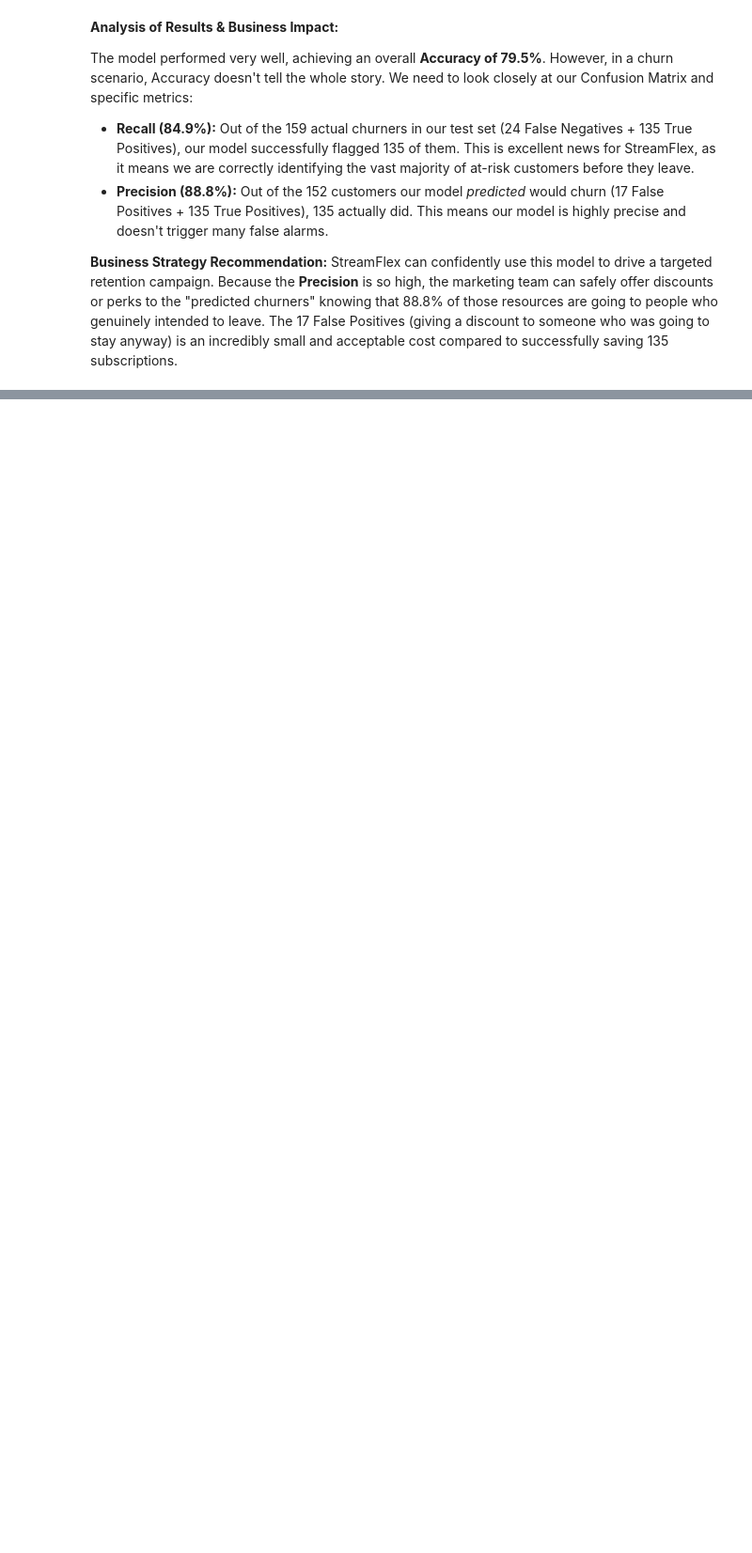
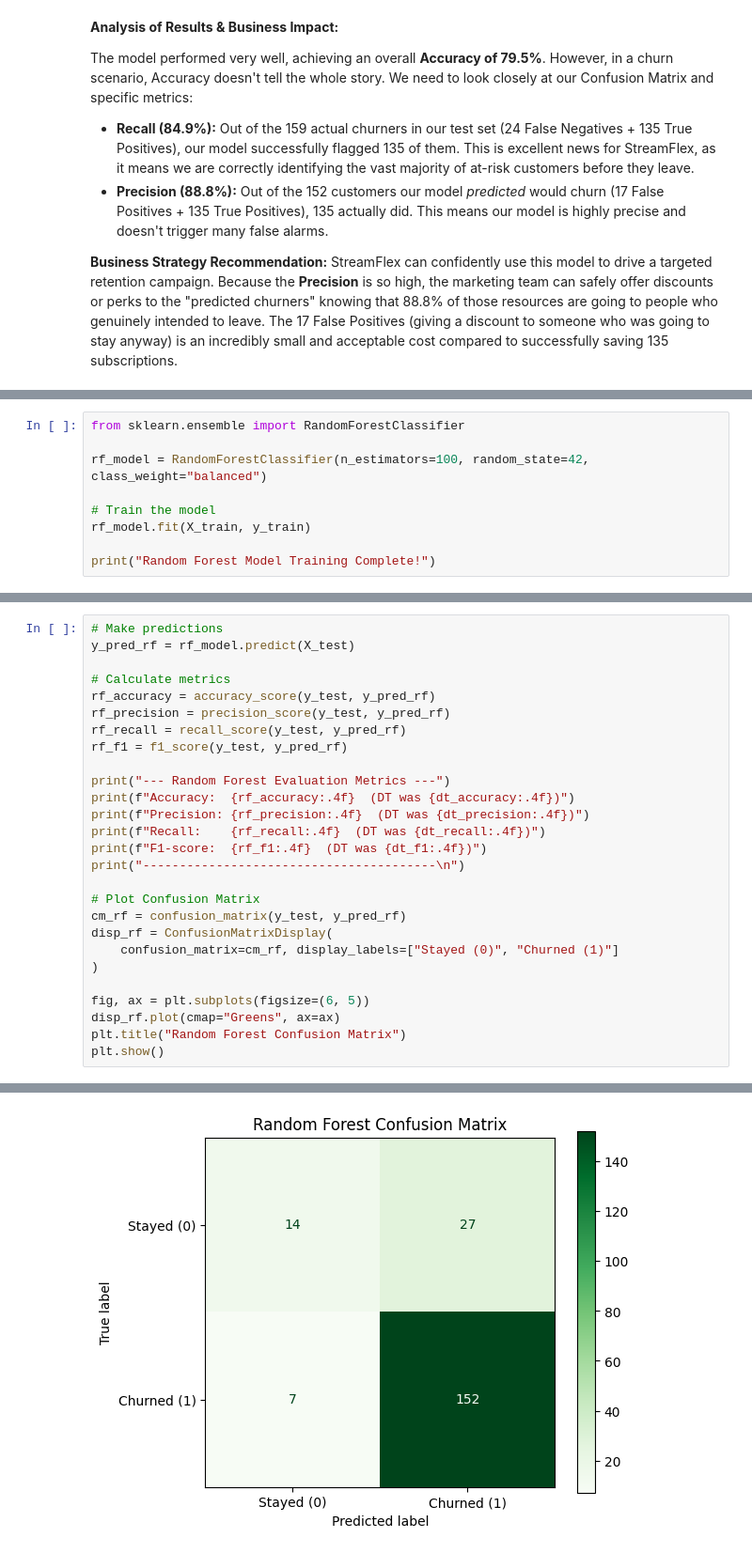
Before and after one commit to NathanGrenier/SOEN-471, a Jupyter notebook: a1/churn-classifiers.ipynb, the cells around one changed output, grey strips where cells are left out. Shown at 94% size. Drawn from its saved outputs; the diff is of its cells as text; blank space fills up the shorter version.

Commit message:
feat: Task 3 - Random Forest Classifier
Also merged the decision-tree and random-forest jupyter notebooks into one file.

```diff
--- a/a1/decision-tree.ipynb
+++ b/a1/churn-classifiers.ipynb
@@ -190,0 +199,9 @@ StreamFlex can confidently use this model to drive a targeted retention campaign
+# %%
+from sklearn.ensemble import RandomForestClassifier
+
+rf_model = RandomForestClassifier(n_estimators=100, random_state=42, class_weight="balanced")
+
+# Train the model
+rf_model.fit(X_train, y_train)
+
+print("Random Forest Model Training Complete!")
@@ -190,0 +213,28 @@ StreamFlex can confidently use this model to drive a targeted retention campaign
+# %%
+# Make predictions
+y_pred_rf = rf_model.predict(X_test)
+
+# Calculate metrics
+rf_accuracy = accuracy_score(y_test, y_pred_rf)
+rf_precision = precision_score(y_test, y_pred_rf)
+rf_recall = recall_score(y_test, y_pred_rf)
+rf_f1 = f1_score(y_test, y_pred_rf)
+
+print("--- Random Forest Evaluation Metrics ---")
+print(f"Accuracy:  {rf_accuracy:.4f}  (DT was {dt_accuracy:.4f})")
+print(f"Precision: {rf_precision:.4f}  (DT was {dt_precision:.4f})")
+print(f"Recall:    {rf_recall:.4f}  (DT was {dt_recall:.4f})")
+print(f"F1-score:  {rf_f1:.4f}  (DT was {dt_f1:.4f})")
+print("----------------------------------------\n")
+
+# Plot Confusion Matrix
+cm_rf = confusion_matrix(y_test, y_pred_rf)
+disp_rf = ConfusionMatrixDisplay(
+    confusion_matrix=cm_rf, display_labels=["Stayed (0)", "Churned (1)"]
+)
+
+fig, ax = plt.subplots(figsize=(6, 5))
+disp_rf.plot(cmap="Greens", ax=ax)
+plt.title("Random Forest Confusion Matrix")
+plt.show()
+# %% [output]
@@ -190,0 +247 @@ StreamFlex can confidently use this model to drive a targeted retention campaign
+[figure, added]
```
Also changed, not shown: parts of 9 cells of this notebook, 2 other files.
